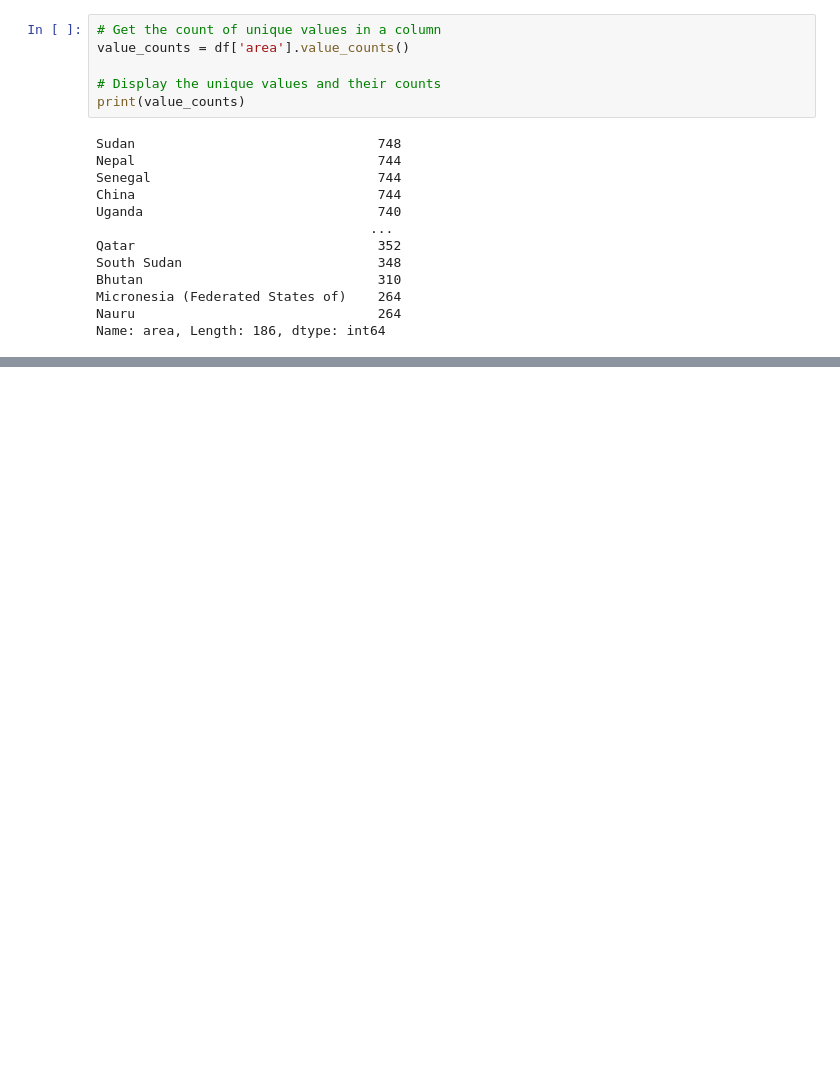
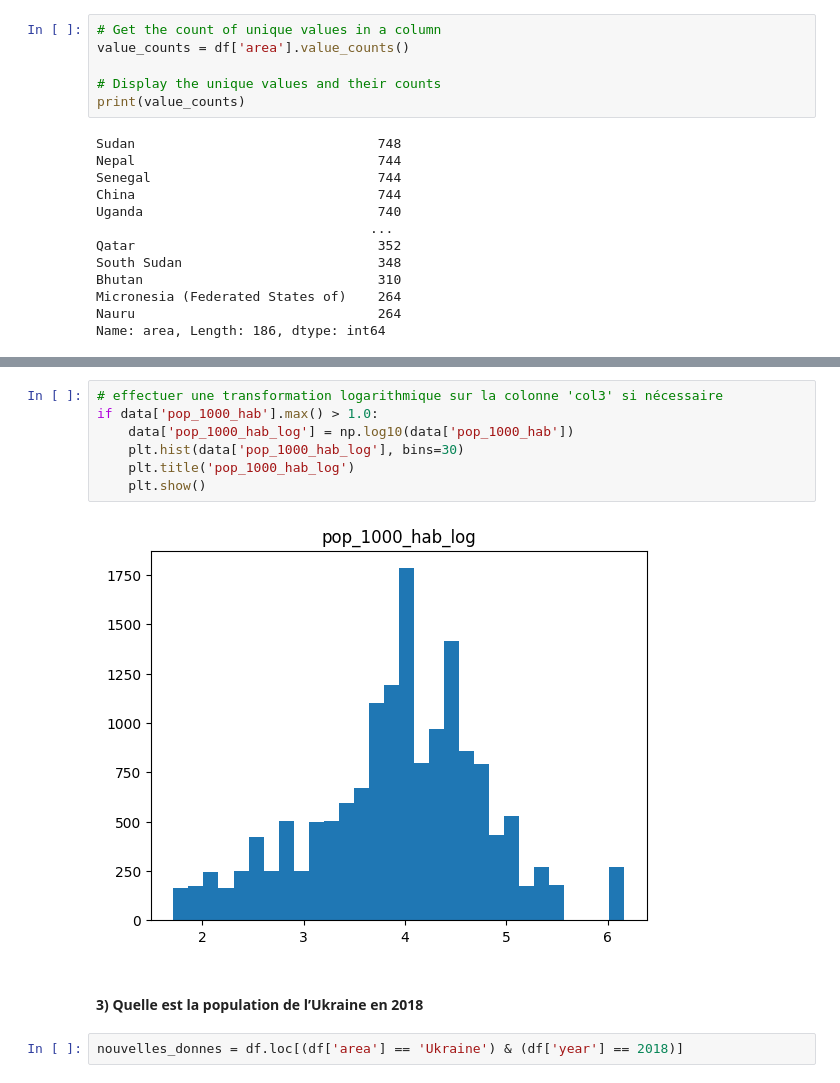
Before and after one commit to Noura-ou/la-librairie-pandas-avec-le-jeu-de-donn-es-de-la-FAO, a Jupyter notebook: fao_pandas/pandas.ipynb, the cells around one changed output, grey strips where cells are left out. Drawn from its saved outputs; the diff is of its cells as text; blank space fills up the shorter version.

```diff
--- a/fao_pandas/pandas.ipynb
+++ b/fao_pandas/pandas.ipynb
@@ -320,0 +550,13 @@ Name: area, Length: 186, dtype: int64
+# %%
+# effectuer une transformation logarithmique sur la colonne 'col3' si nécessaire
+if data['pop_1000_hab'].max() > 1.0:
+    data['pop_1000_hab_log'] = np.log10(data['pop_1000_hab'])
+    plt.hist(data['pop_1000_hab_log'], bins=30)
+    plt.title('pop_1000_hab_log')
+    plt.show()
+# %% [output]
+[figure, added]
+# %% [markdown]
+#### 3) Quelle est la population de l’Ukraine en 2018
+# %%
+nouvelles_donnes = df.loc[(df['area'] == 'Ukraine') & (df['year'] == 2018)]
```
Also changed, not shown: parts of 53 cells of this notebook.
